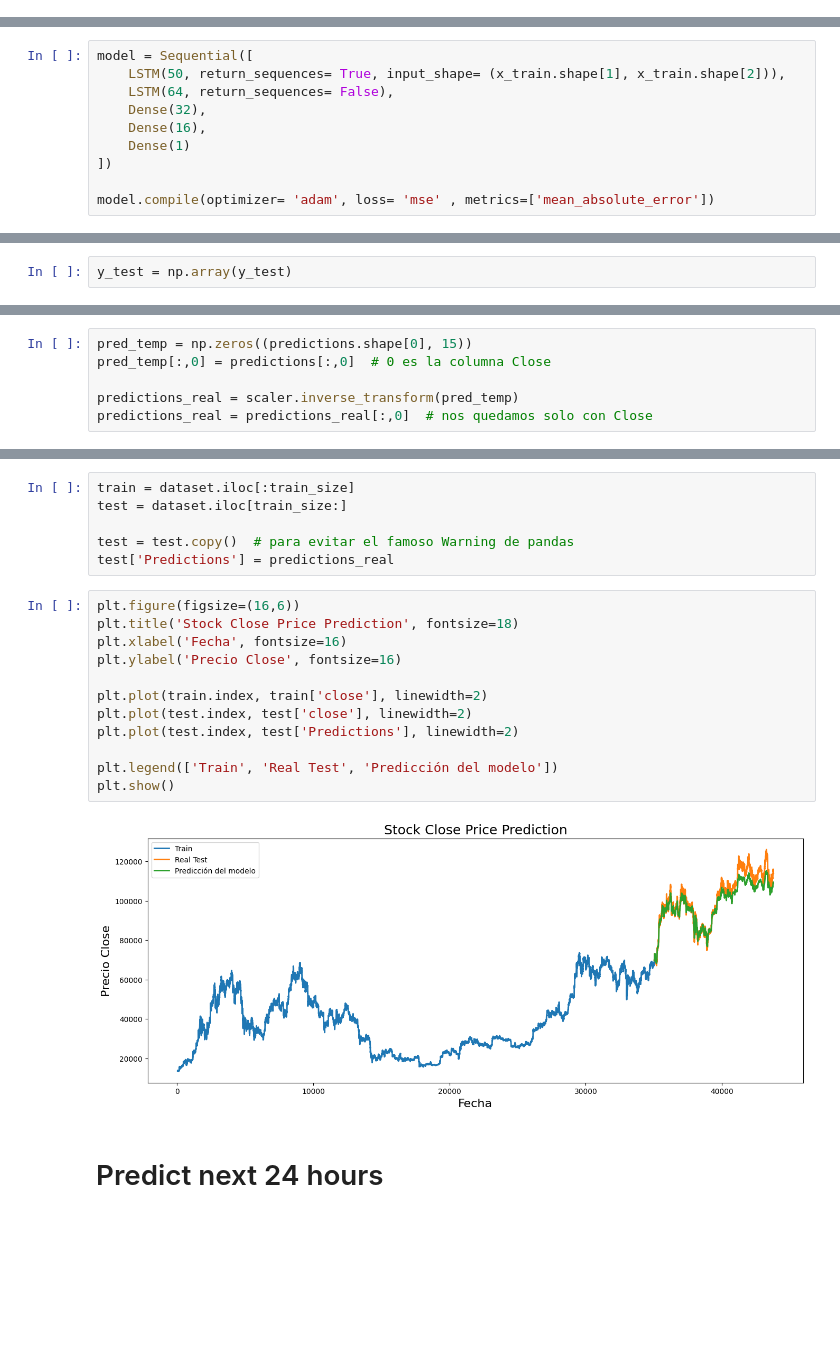
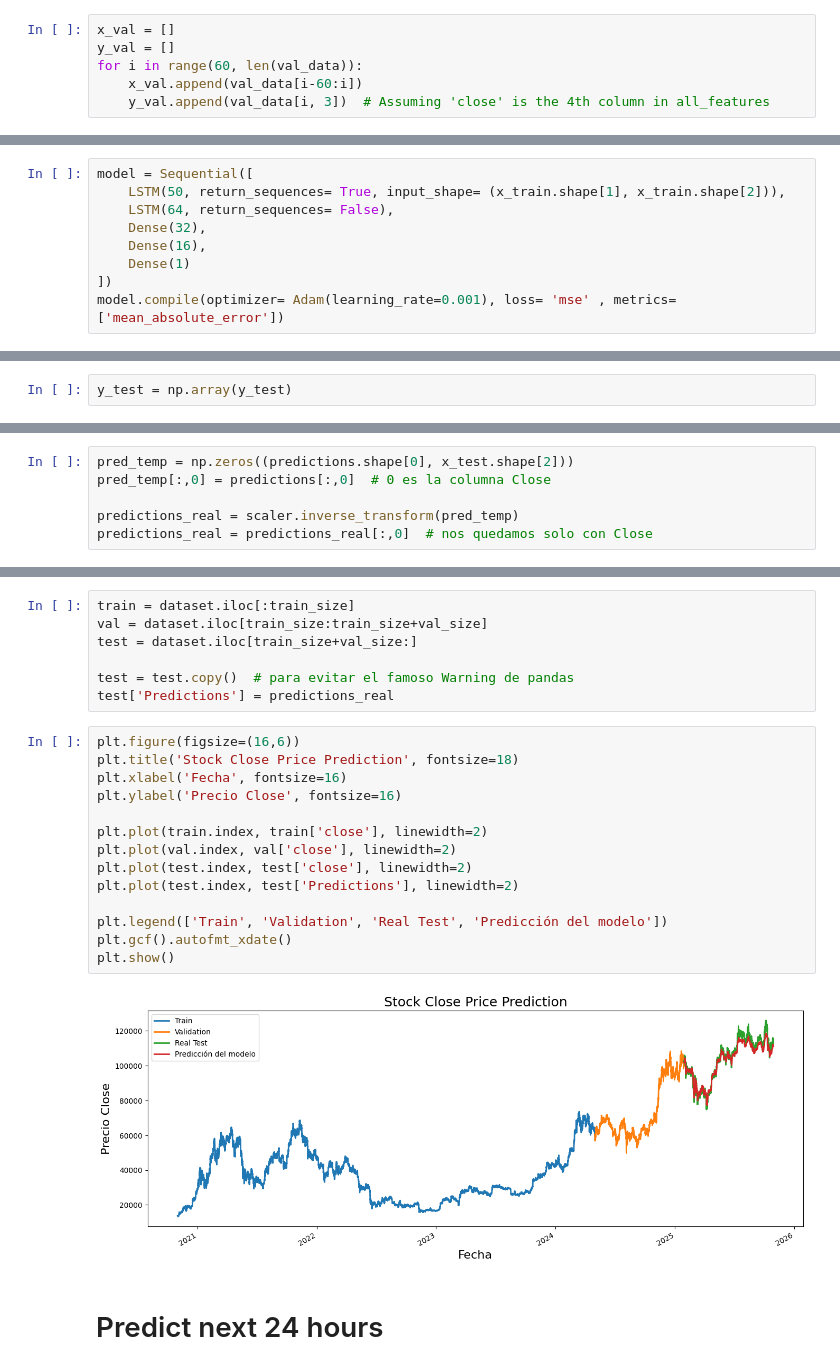
Before and after one commit to slamina-pf/data_analysis_trading_bot, a Jupyter notebook: workbooks/06_model_lstm_training_1h.ipynb, the cells around one changed output, grey strips where cells are left out. Drawn from its saved outputs; the diff is of its cells as text; blank space fills up the shorter version.

Commit message:
Finishing with the base of the model, next step hyperparameter tuning

```diff
--- a/workbooks/06_model_lstm_training_1h.ipynb
+++ b/workbooks/06_model_lstm_training_1h.ipynb
@@ -653,0 +645,6 @@ x_train.shape , y_train.shape
+# %%
+x_val = []
+y_val = []
+for i in range(60, len(val_data)):
+    x_val.append(val_data[i-60:i])
+    y_val.append(val_data[i, 3])  # Assuming 'close' is the 4th column in all_features
@@ -666,8 +666,7 @@ model = Sequential([
     Dense(16),
     Dense(1)
 ])
-
-model.compile(optimizer= 'adam', loss= 'mse' , metrics=['mean_absolute_error'])
+model.compile(optimizer= Adam(learning_rate=0.001), loss= 'mse' , metrics=['mean_absolute_error'])
 # %%
 model.summary()
 # %% [output]
@@ -751,5 +754,5 @@ predictions = model.predict(x_test)
 # %%
-pred_temp = np.zeros((predictions.shape[0], 15))
+pred_temp = np.zeros((predictions.shape[0], x_test.shape[2]))
 pred_temp[:,0] = predictions[:,0]  # 0 es la columna Close
 
 predictions_real = scaler.inverse_transform(pred_temp)
@@ -766,23 +773,26 @@ Test RMSE: 4254.86
 # %%
 train = dataset.iloc[:train_size]
-test = dataset.iloc[train_size:]
+val = dataset.iloc[train_size:train_size+val_size]
+test = dataset.iloc[train_size+val_size:]
 
 test = test.copy()  # para evitar el famoso Warning de pandas
 test['Predictions'] = predictions_real
 # %%
 plt.figure(figsize=(16,6))
 plt.title('Stock Close Price Prediction', fontsize=18)
 plt.xlabel('Fecha', fontsize=16)
 plt.ylabel('Precio Close', fontsize=16)
 
 plt.plot(train.index, train['close'], linewidth=2)
+plt.plot(val.index, val['close'], linewidth=2)
 plt.plot(test.index, test['close'], linewidth=2)
 plt.plot(test.index, test['Predictions'], linewidth=2)
 
-plt.legend(['Train', 'Real Test', 'Predicción del modelo'])
+plt.legend(['Train', 'Validation', 'Real Test', 'Predicción del modelo'])
+plt.gcf().autofmt_xdate()
 plt.show()
 # %% [output]
-[figure, old version]
+[figure, new version]
 # %% [markdown]
 # Predict next 24 hours
 # %%
```
Also changed, not shown: parts of 36 cells of this notebook, 1 other file.
